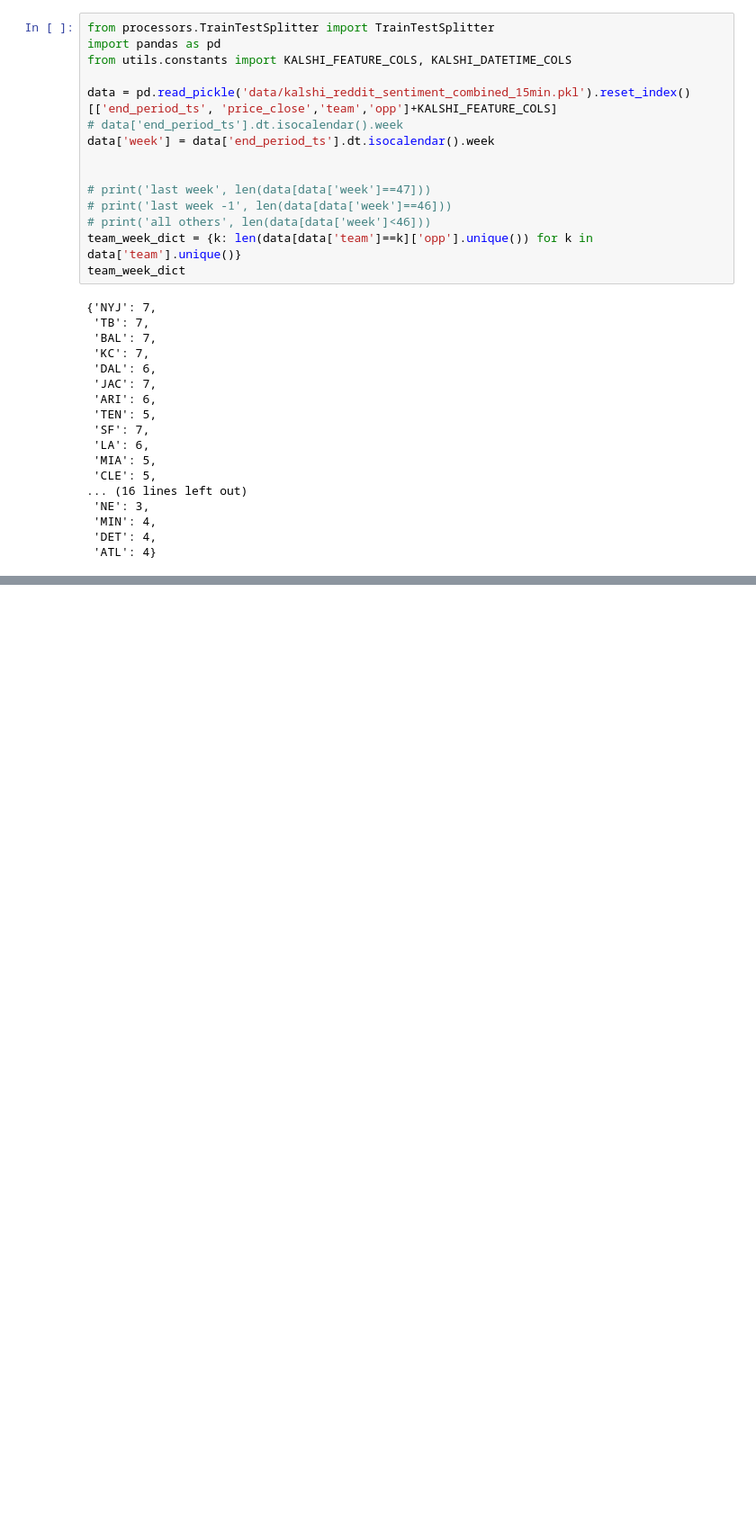
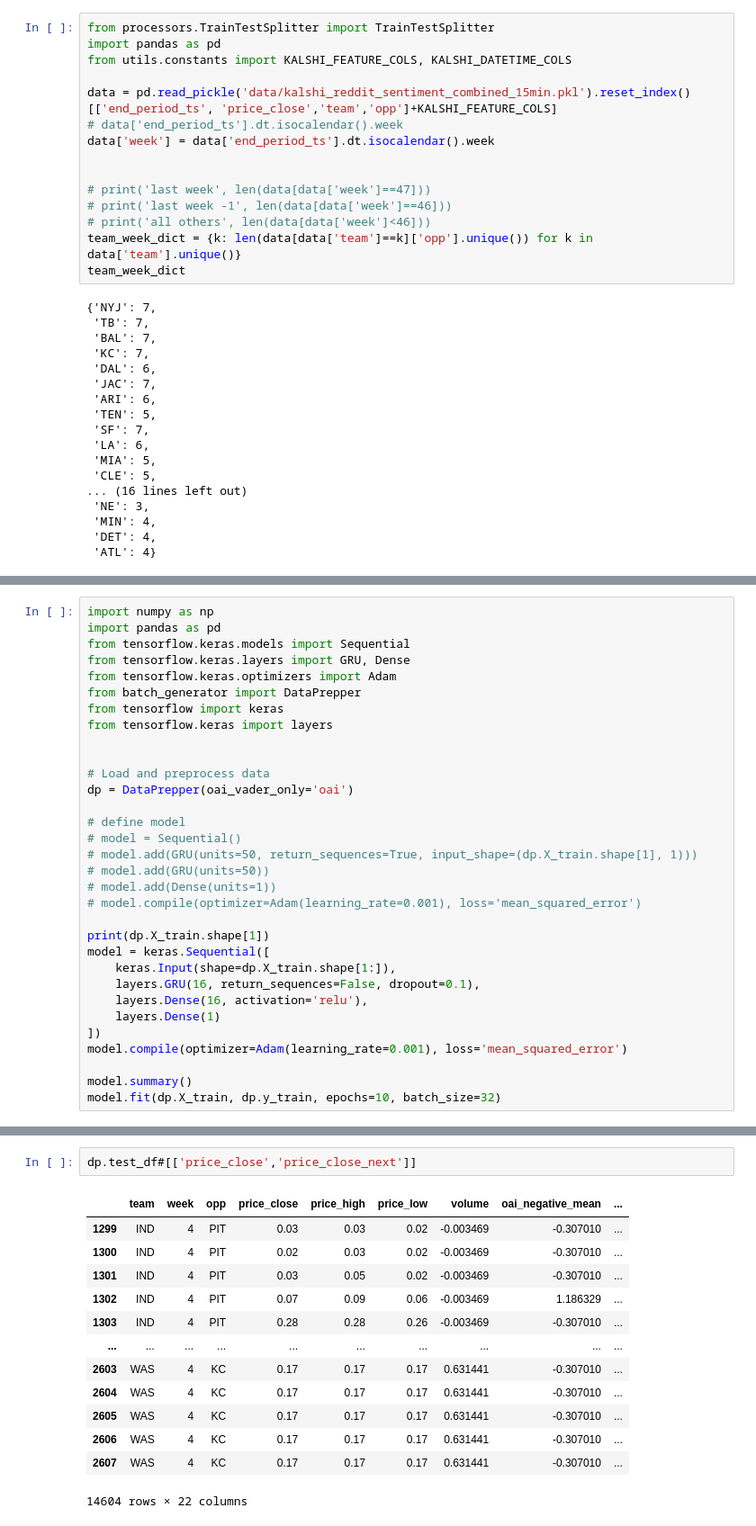
Before and after one commit to gtdlk20/cracking_nfl_kalshi, a Jupyter notebook: test.ipynb, the cells around one changed output, grey strips where cells are left out. Shown at 90% size. Drawn from its saved outputs; the diff is of its cells as text; blank space fills up the shorter version.

```diff
--- a/test.ipynb
+++ b/test.ipynb
@@ -285,0 +280,32 @@ team_week_dict
+# %%
+import numpy as np
+import pandas as pd
+from tensorflow.keras.models import Sequential
+from tensorflow.keras.layers import GRU, Dense
+from tensorflow.keras.optimizers import Adam
+from batch_generator import DataPrepper
+from tensorflow import keras
+from tensorflow.keras import layers
+
+
+# Load and preprocess data
+dp = DataPrepper(oai_vader_only='oai')
+
+# define model
+# model = Sequential()
+# model.add(GRU(units=50, return_sequences=True, input_shape=(dp.X_train.shape[1], 1)))
+# model.add(GRU(units=50))
+# model.add(Dense(units=1))
+# model.compile(optimizer=Adam(learning_rate=0.001), loss='mean_squared_error')
+
+print(dp.X_train.shape[1])
+model = keras.Sequential([
+    keras.Input(shape=dp.X_train.shape[1:]),
+    layers.GRU(16, return_sequences=False, dropout=0.1),
+    layers.Dense(16, activation='relu'),
+    layers.Dense(1)
+])
+model.compile(optimizer=Adam(learning_rate=0.001), loss='mean_squared_error')
+
+model.summary()
+model.fit(dp.X_train, dp.y_train, epochs=10, batch_size=32)
@@ -285,0 +367,16 @@ team_week_dict
+# %%
+dp.test_df#[['price_close','price_close_next']]
+# %% [output]
+|  | team | week | opp | price_close | price_high | price_low | volume | oai_negative_mean | ... |
+| 1299 | IND | 4 | PIT | 0.03 | 0.03 | 0.02 | -0.003469 | -0.307010 | ... |
+| 1300 | IND | 4 | PIT | 0.02 | 0.03 | 0.02 | -0.003469 | -0.307010 | ... |
+| 1301 | IND | 4 | PIT | 0.03 | 0.05 | 0.02 | -0.003469 | -0.307010 | ... |
+| 1302 | IND | 4 | PIT | 0.07 | 0.09 | 0.06 | -0.003469 | 1.186329 | ... |
+| 1303 | IND | 4 | PIT | 0.28 | 0.28 | 0.26 | -0.003469 | -0.307010 | ... |
+| ... | ... | ... | ... | ... | ... | ... | ... | ... | ... |
+| 2603 | WAS | 4 | KC | 0.17 | 0.17 | 0.17 | 0.631441 | -0.307010 | ... |
+| 2604 | WAS | 4 | KC | 0.17 | 0.17 | 0.17 | 0.631441 | -0.307010 | ... |
+| 2605 | WAS | 4 | KC | 0.17 | 0.17 | 0.17 | 0.631441 | -0.307010 | ... |
+| 2606 | WAS | 4 | KC | 0.17 | 0.17 | 0.17 | 0.631441 | -0.307010 | ... |
+| 2607 | WAS | 4 | KC | 0.17 | 0.17 | 0.17 | 0.631441 | -0.307010 | ... |
+14604 rows × 22 columns
```
Also changed, not shown: parts of 6 cells of this notebook, 2 other files.
